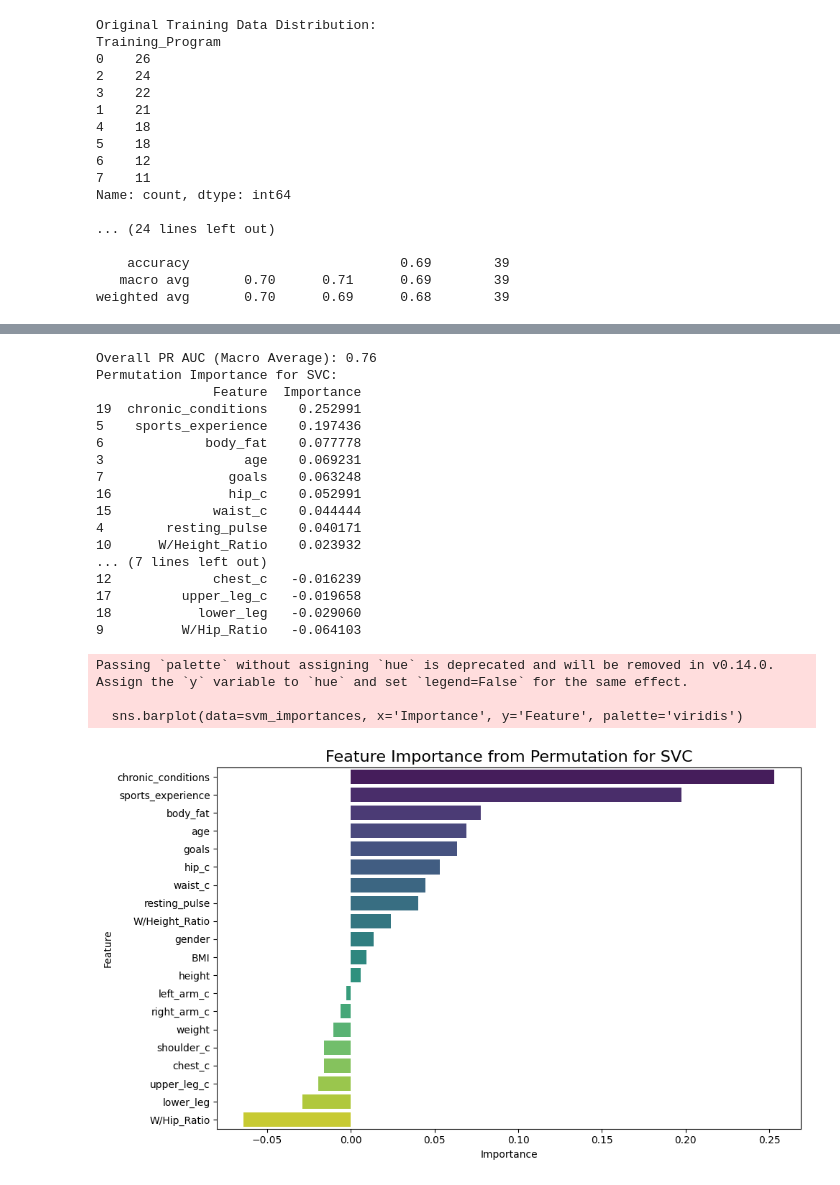
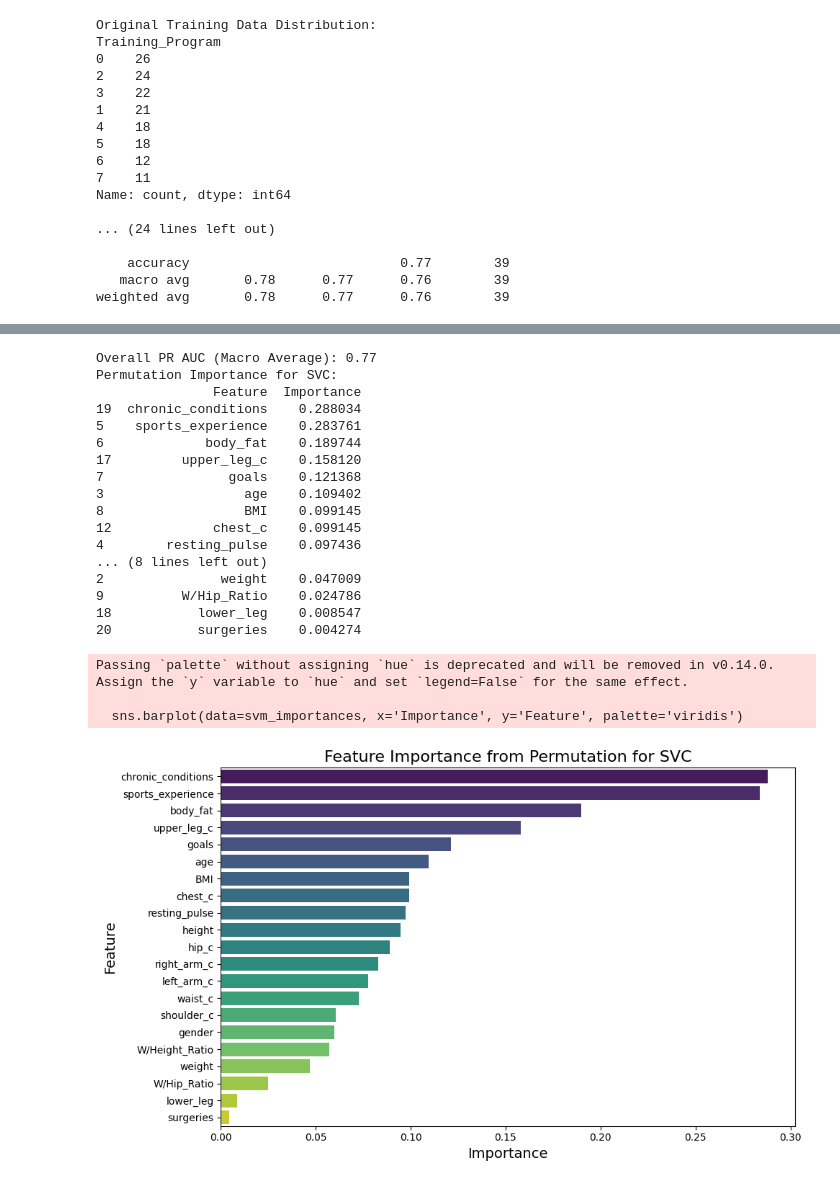
Before and after one commit to idilersudas/MastersProject, a Jupyter notebook: SVC_MulticlassClassification.ipynb, the cells around one changed output, grey strips where cells are left out. Saved outputs shown, nothing was run; the diff lists cells and outputs as text; code cells hidden in the pictures.

```diff
--- a/SVC_MulticlassClassification.ipynb
+++ b/SVC_MulticlassClassification.ipynb
@@ -18,7 +18,7 @@ VT = pd.read_csv("data/processed_VT_Data.csv")
 pd.set_option('display.max_columns', None)
 
 # Separate features and target variable
-X = VT.drop(columns=["Training_Program", "surgeries"])
+X = VT.drop(columns=["Training_Program"])
 y = VT["Training_Program"]
 
 # Split the data into training and testing sets
@@ -131,6 +131,8 @@ print(svm_importances)
 plt.figure(figsize=(10, 6))
 sns.barplot(data=svm_importances, x='Importance', y='Feature', palette='viridis')
 plt.title('Feature Importance from Permutation for SVC', fontsize=16)
+plt.xlabel('Importance', fontsize=14)
+plt.ylabel('Feature', fontsize=14)
 plt.tight_layout()
 plt.show()
 # %% [output]
@@ -148,6 +150,6 @@ Name: count, dtype: int64
 
 ... (24 lines left out)
 
-    accuracy                           0.69        39
-   macro avg       0.70      0.71      0.69        39
-weighted avg       0.70      0.69      0.68        39
+    accuracy                           0.77        39
+   macro avg       0.78      0.77      0.76        39
+weighted avg       0.78      0.77      0.76        39
@@ -156,21 +158,21 @@ weighted avg       0.70      0.69      0.68        39
-Overall PR AUC (Macro Average): 0.76
+Overall PR AUC (Macro Average): 0.77
 Permutation Importance for SVC:
                Feature  Importance
-19  chronic_conditions    0.252991
-5    sports_experience    0.197436
-6             body_fat    0.077778
-3                  age    0.069231
-7                goals    0.063248
-16               hip_c    0.052991
-15             waist_c    0.044444
-4        resting_pulse    0.040171
-10      W/Height_Ratio    0.023932
-... (7 lines left out)
-12             chest_c   -0.016239
-17         upper_leg_c   -0.019658
-18           lower_leg   -0.029060
-9          W/Hip_Ratio   -0.064103
+19  chronic_conditions    0.288034
+5    sports_experience    0.283761
+6             body_fat    0.189744
+17         upper_leg_c    0.158120
+7                goals    0.121368
+3                  age    0.109402
+8                  BMI    0.099145
+12             chest_c    0.099145
+4        resting_pulse    0.097436
+... (8 lines left out)
+2               weight    0.047009
+9          W/Hip_Ratio    0.024786
+18           lower_leg    0.008547
+20           surgeries    0.004274
 Passing `palette` without assigning `hue` is deprecated and will be removed in v0.14.0. Assign the `y` variable to `hue` and set `legend=False` for the same effect.
 
   sns.barplot(data=svm_importances, x='Importance', y='Feature', palette='viridis')
-[figure, old version]
+[figure, new version]
```
Also changed, not shown: parts of 1 cell of this notebook, 3 other files.
